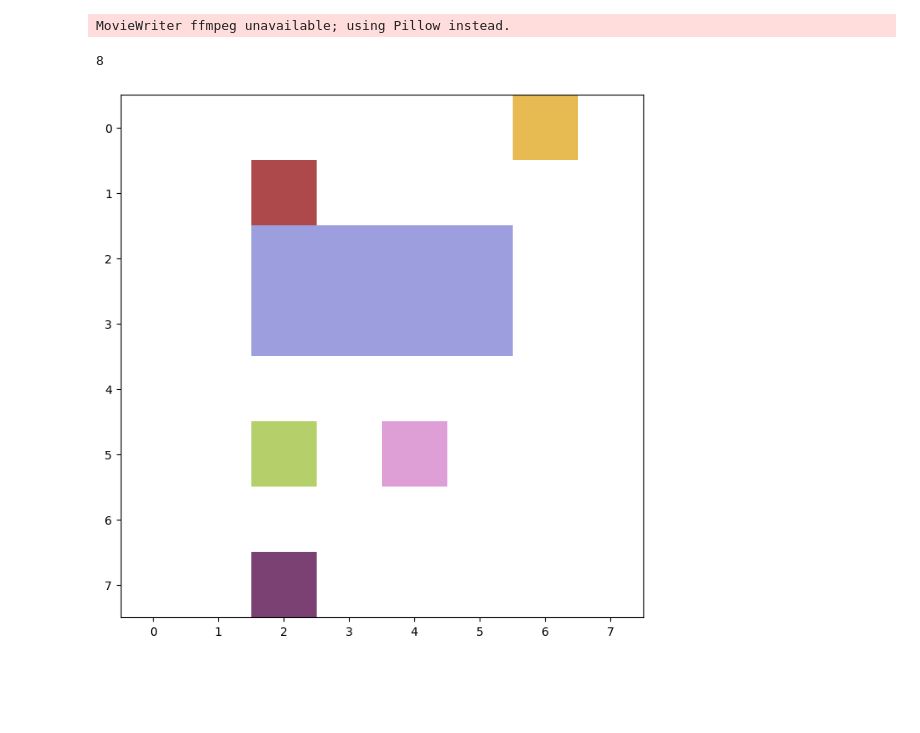
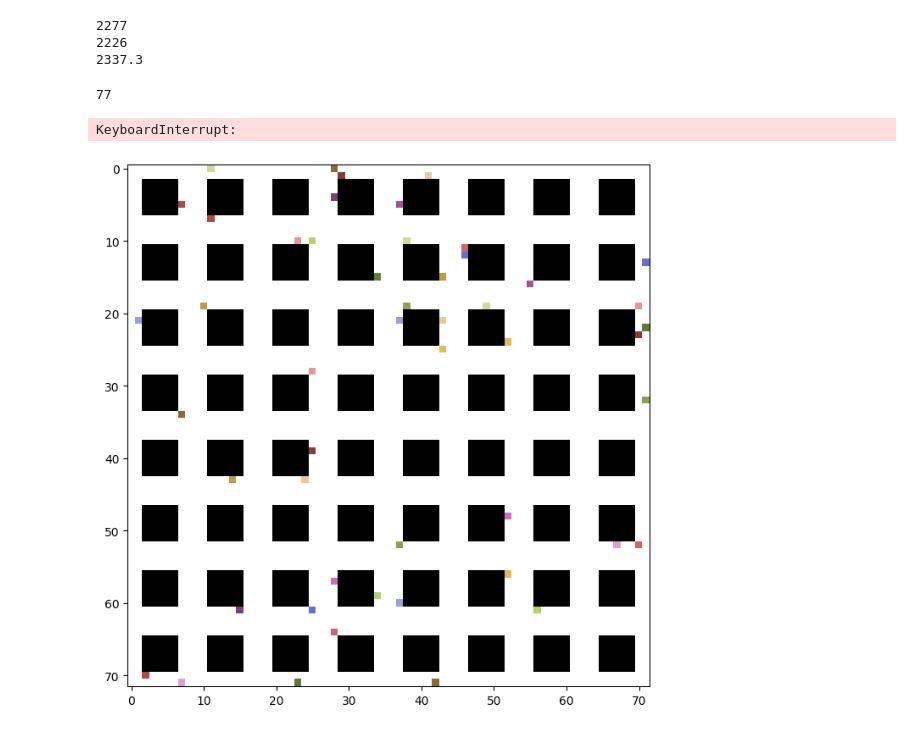
Before and after one commit to JGSuw/multirobot_planning, a Jupyter notebook: cbs/rcbs.ipynb, the cells around one changed output. Cells and saved outputs as stored; diff of their text form; code cells hidden in the pictures; blank space fills up the shorter version.

Commit message:
Implemented bounded suboptimal solver and enhanced RCBS, added data generation program

```diff
--- a/cbs/rcbs.ipynb
+++ b/cbs/rcbs.ipynb
@@ -31,0 +7,7 @@ cbs problem solved
+# %%
+nrows = 8
+ncols = 8
+env = ColumnLatticeEnvironment(nrows, ncols, 5, 5, 2, 2, 1, 1)
+print(env.gridworld.size)
+fig, ax = plt.subplots()
+draw_environment(ax,env,{},{})
@@ -31,0 +18,8 @@ cbs problem solved
+# %%
+N_agents = 50
+partial_paths, region_paths, final_goals = random_problem(N_agents, env, path_cutoff = 8)
+# %%
+omega = 1.05
+node = rcbs_init(env, partial_paths, region_paths, final_goals)
+update_rcbsnode(env, node, [R for R in node.cbs_nodes], omega, 30., False)
+result = rcbs(env, node, omega, maxtime = 240, verbose=True)
@@ -32,8 +44,17 @@ cbs problem solved
+# %%
+print(result[0].cost)
+print(result[0].lower_bound)
+print(result[0].lower_bound*omega)
+# %% [output]
+2277
+2226
+2337.3
 # %%
-animation = MAPFAnimation(env, MAPFSolution(result.paths))
-ani = animation.animate()
-ani.save('foo.gif')
+node = result[0]
+solution = node.make_solution()
+animation = MAPFAnimation(env, solution)
+animation.animate().save('foo.gif')
 # %% [output]
-MovieWriter ffmpeg unavailable; using Pillow instead.
+77
-8
+KeyboardInterrupt:
-[figure, old version]
+[figure, new version]
```
Also changed, not shown: parts of 8 cells of this notebook, 6 other files.
